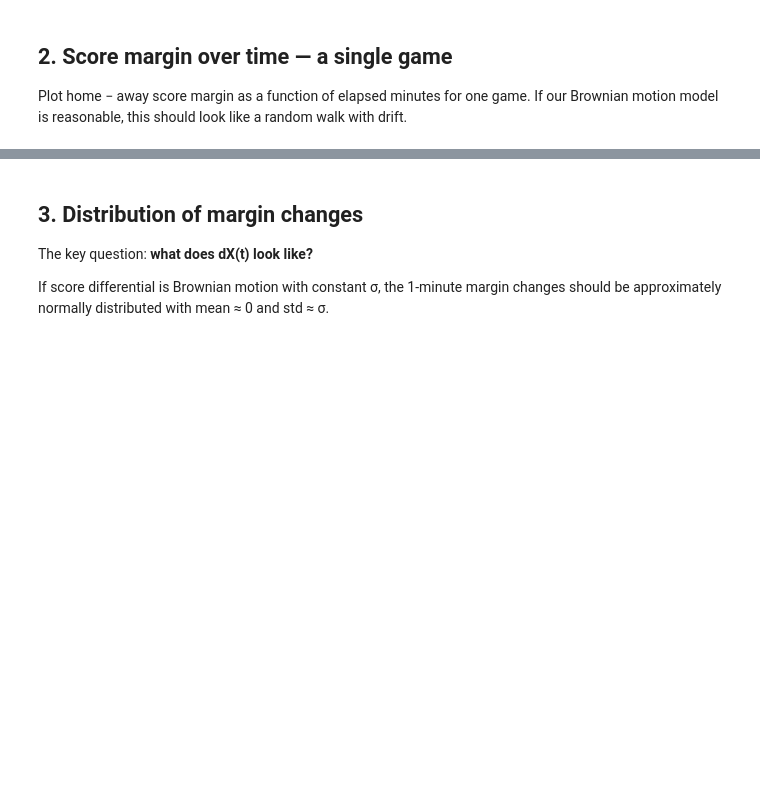
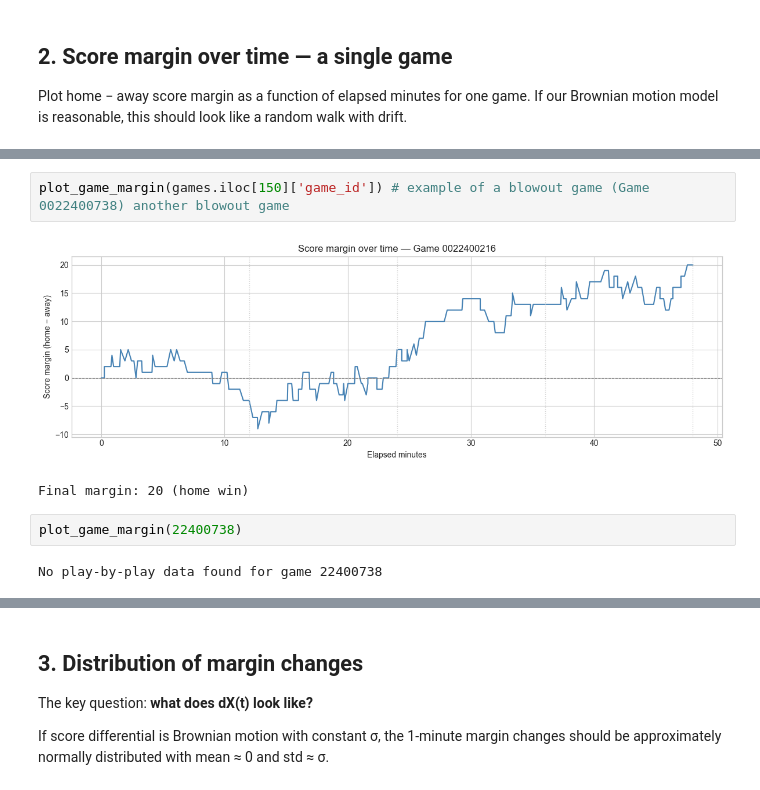
Before and after one commit to MatthewNortonPersonal/sports_quant_lab, a Jupyter notebook: notebooks/01_data_exploration.ipynb, the cells around one changed output, grey strips where cells are left out. Saved outputs shown, nothing was run; the diff lists cells and outputs as text; blank space fills up the shorter version.

```diff
--- a/notebooks/01_data_exploration.ipynb
+++ b/notebooks/01_data_exploration.ipynb
@@ -65,0 +195,9 @@ print(f"Final margin: {pbp['score_margin'].iloc[-1]} ({'home win' if pbp['score_
+# %%
+plot_game_margin(games.iloc[150]['game_id']) # example of a blowout game (Game 0022400738) another blowout game
+# %% [output]
+[figure, added]
+Final margin: 20 (home win)
+# %%
+plot_game_margin(22400738)
+# %% [output]
+No play-by-play data found for game 22400738
```
Also changed, not shown: parts of 27 cells of this notebook, 7 other files.
